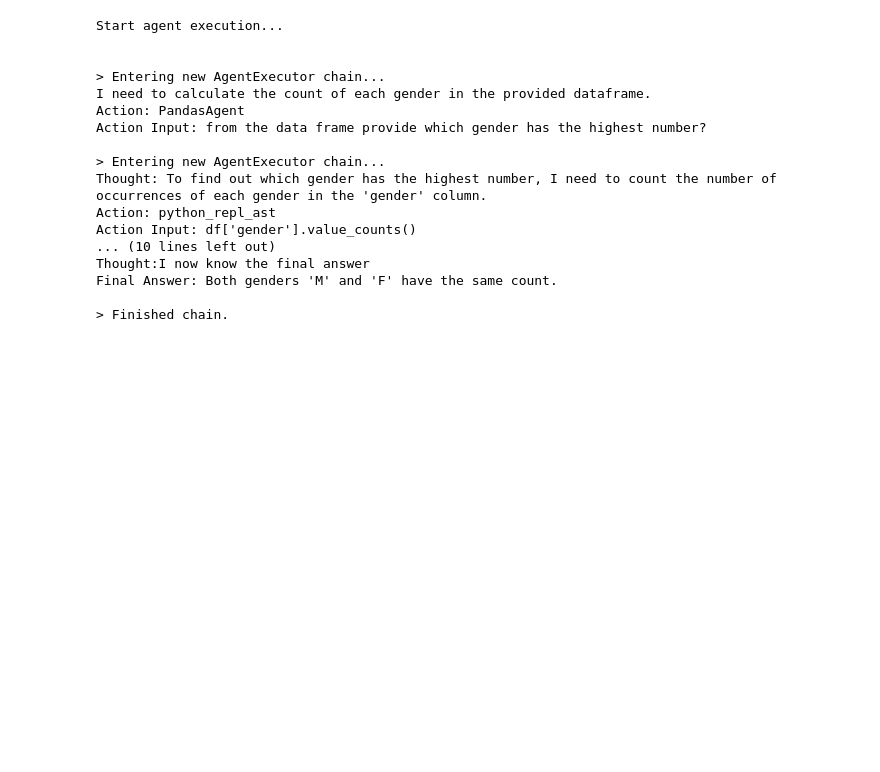
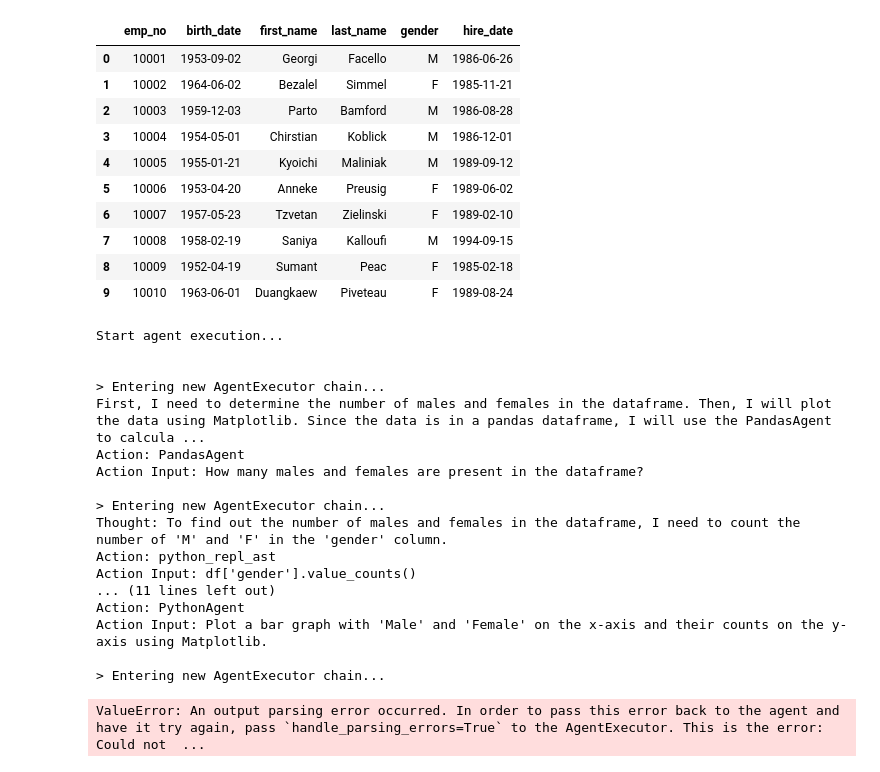
Before and after one commit to Ai-Sukmoren/langchain_demo, a Jupyter notebook: projects/6.python_agent.ipynb, the cells around one changed output. Drawn from its saved outputs; the diff is of its cells as text; code cells hidden in the pictures; blank space fills up the shorter version.

```diff
--- a/projects/6.python_agent.ipynb
+++ b/projects/6.python_agent.ipynb
@@ -19,25 +30,44 @@ openai_api_key = os.getenv('OPENAI_API_KEY')
 # %%
 # Define the data as a list of lists
 data = [
     [10001, '1953-09-02', 'Georgi', 'Facello', 'M', '1986-06-26'],
     [10002, '1964-06-02', 'Bezalel', 'Simmel', 'F', '1985-11-21'],
     [10003, '1959-12-03', 'Parto', 'Bamford', 'M', '1986-08-28'],
     [10004, '1954-05-01', 'Chirstian', 'Koblick', 'M', '1986-12-01'],
     [10005, '1955-01-21', 'Kyoichi', 'Maliniak', 'M', '1989-09-12'],
     [10006, '1953-04-20', 'Anneke', 'Preusig', 'F', '1989-06-02'],
     [10007, '1957-05-23', 'Tzvetan', 'Zielinski', 'F', '1989-02-10'],
     [10008, '1958-02-19', 'Saniya', 'Kalloufi', 'M', '1994-09-15'],
     [10009, '1952-04-19', 'Sumant', 'Peac', 'F', '1985-02-18'],
     [10010, '1963-06-01', 'Duangkaew', 'Piveteau', 'F', '1989-08-24']
 ]
 
 # Define the column names
 columns = ['emp_no', 'birth_date', 'first_name', 'last_name', 'gender', 'hire_date']
 
 # Create the DataFrame
 df = pd.DataFrame(data, columns=columns)
 dataframe = df
+# print datafrmae
+dataframe
+# %% [output]
+|  | emp_no | birth_date | first_name | last_name | gender | hire_date |
+| 0 | 10001 | 1953-09-02 | Georgi | Facello | M | 1986-06-26 |
+| 1 | 10002 | 1964-06-02 | Bezalel | Simmel | F | 1985-11-21 |
+| 2 | 10003 | 1959-12-03 | Parto | Bamford | M | 1986-08-28 |
+| 3 | 10004 | 1954-05-01 | Chirstian | Koblick | M | 1986-12-01 |
+| 4 | 10005 | 1955-01-21 | Kyoichi | Maliniak | M | 1989-09-12 |
+| 5 | 10006 | 1953-04-20 | Anneke | Preusig | F | 1989-06-02 |
+| 6 | 10007 | 1957-05-23 | Tzvetan | Zielinski | F | 1989-02-10 |
+| 7 | 10008 | 1958-02-19 | Saniya | Kalloufi | M | 1994-09-15 |
+| 8 | 10009 | 1952-04-19 | Sumant | Peac | F | 1985-02-18 |
+| 9 | 10010 | 1963-06-01 | Duangkaew | Piveteau | F | 1989-08-24 |
 # %%
+#Assign variables
+dataframe = dataframe
+csv_path =  r"C:\Users\(Ai)AiSukmoren\Desktop\langchain_demo\doc\episode_info.csv"
+query = "How may male and female present in the dataframe,plot me the graph with the libraly Matplotlib"
+
 def main():
     print("Start agent execution...")
     python_agent_executor = create_python_agent(
@@ -50,7 +80,7 @@ def main():
 
     csv_agent = create_csv_agent(
         llm=ChatOpenAI(temperature=0, model="gpt-4", api_key = openai_api_key),
-        path = r"C:\Users\(Ai)AiSukmoren\Desktop\langchain_demo\doc\episode_info.csv",
+        path = csv_path,
         agent_type = AgentType.ZERO_SHOT_REACT_DESCRIPTION,
         verbose=True,
         handle_parsing_errors=True,
@@ -92,9 +122,7 @@ def main():
         handle_parsing_errors=True,
     )
 
-    grand_agent.run(
-     """from the data frame provide which gender has the highest number?
-     """)
+    grand_agent.run(query)
 
 if __name__ == "__main__":
     main()
@@ -103,16 +131,17 @@ Start agent execution...
 
 
 > Entering new AgentExecutor chain...
-I need to calculate the count of each gender in the provided dataframe.
+First, I need to determine the number of males and females in the dataframe. Then, I will plot the data using Matplotlib. Since the data is in a pandas dataframe, I will use the PandasAgent to calcula ...
 Action: PandasAgent
-Action Input: from the data frame provide which gender has the highest number?
+Action Input: How many males and females are present in the dataframe?
 
 > Entering new AgentExecutor chain...
-Thought: To find out which gender has the highest number, I need to count the number of occurrences of each gender in the 'gender' column.
+Thought: To find out the number of males and females in the dataframe, I need to count the number of 'M' and 'F' in the 'gender' column.
 Action: python_repl_ast
 Action Input: df['gender'].value_counts()
-... (10 lines left out)
-Thought:I now know the final answer
-Final Answer: Both genders 'M' and 'F' have the same count.
+... (11 lines left out)
+Action: PythonAgent
+Action Input: Plot a bar graph with 'Male' and 'Female' on the x-axis and their counts on the y-axis using Matplotlib.
 
-> Finished chain.
+> Entering new AgentExecutor chain...
+ValueError: An output parsing error occurred. In order to pass this error back to the agent and have it try again, pass `handle_parsing_errors=True` to the AgentExecutor. This is the error: Could not  ...
```
Also changed, not shown: parts of 3 cells of this notebook, 2 other files.
